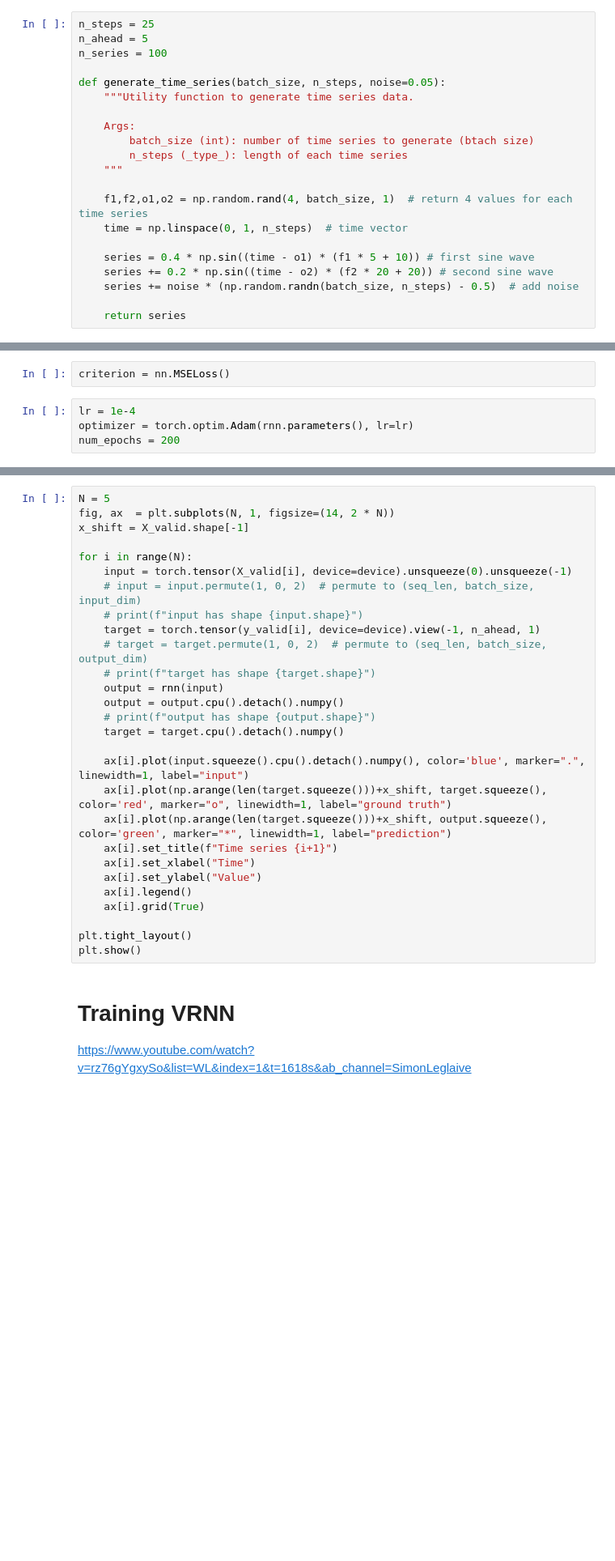
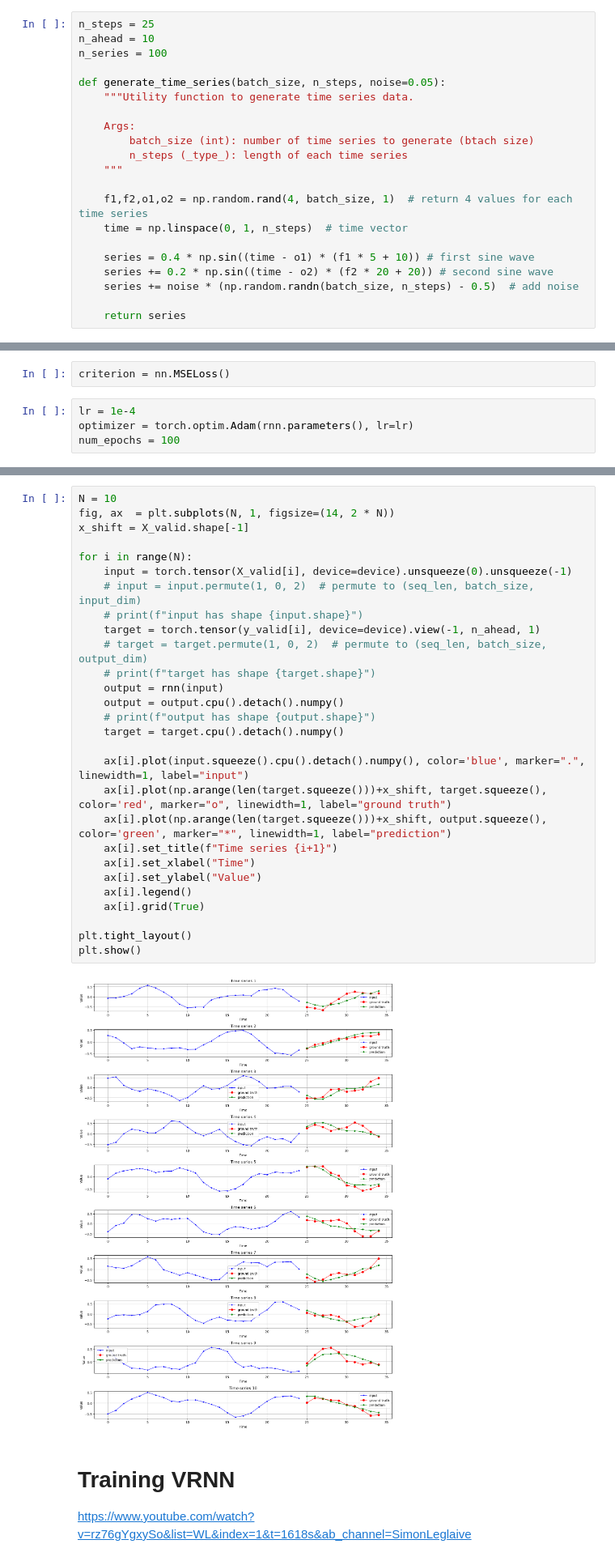
Before and after one commit to BenjaminDeporte/MVA_Stage, a Jupyter notebook: Train_VRNN_v1.ipynb, the cells around one changed output, grey strips where cells are left out. Shown at 81% size. Cells and saved outputs as stored; diff of their text form; blank space fills up the shorter version.

```diff
--- a/Train_VRNN_v1.ipynb
+++ b/Train_VRNN_v1.ipynb
@@ -140,7 +144,7 @@ RNN_Z_H_DIM = 8 # Dimension of the hidden state of the bidirectional LSTM networ
 # Toy Case : Data Generation for Time Series Forecasting
 # %%
 n_steps = 25
-n_ahead = 5
+n_ahead = 10
 n_series = 100
 
 def generate_time_series(batch_size, n_steps, noise=0.05):
@@ -283,7 +302,7 @@ criterion = nn.MSELoss()
 # %%
 lr = 1e-4
 optimizer = torch.optim.Adam(rnn.parameters(), lr=lr)
-num_epochs = 200
+num_epochs = 100
 # %%
 train_losses = []
 valid_losses = []
@@ -354,31 +389,33 @@ y_target = y_target.cpu().detach().numpy()
 # %%
-N = 5
+N = 10
 fig, ax  = plt.subplots(N, 1, figsize=(14, 2 * N))
 x_shift = X_valid.shape[-1]
 
 for i in range(N):
     input = torch.tensor(X_valid[i], device=device).unsqueeze(0).unsqueeze(-1)
     # input = input.permute(1, 0, 2)  # permute to (seq_len, batch_size, input_dim)
     # print(f"input has shape {input.shape}")
     target = torch.tensor(y_valid[i], device=device).view(-1, n_ahead, 1)
     # target = target.permute(1, 0, 2)  # permute to (seq_len, batch_size, output_dim)
     # print(f"target has shape {target.shape}")
     output = rnn(input)
     output = output.cpu().detach().numpy()
     # print(f"output has shape {output.shape}")
     target = target.cpu().detach().numpy()
 
     ax[i].plot(input.squeeze().cpu().detach().numpy(), color='blue', marker=".", linewidth=1, label="input")
     ax[i].plot(np.arange(len(target.squeeze()))+x_shift, target.squeeze(), color='red', marker="o", linewidth=1, label="ground truth")
     ax[i].plot(np.arange(len(target.squeeze()))+x_shift, output.squeeze(), color='green', marker="*", linewidth=1, label="prediction")
     ax[i].set_title(f"Time series {i+1}")
     ax[i].set_xlabel("Time")
     ax[i].set_ylabel("Value")
     ax[i].legend()
     ax[i].grid(True)
 
 plt.tight_layout()
 plt.show()
+# %% [output]
+[figure, added]
 # %% [markdown]
 # Training VRNN
 
```
Also changed, not shown: parts of 17 cells of this notebook, 3 other files.
